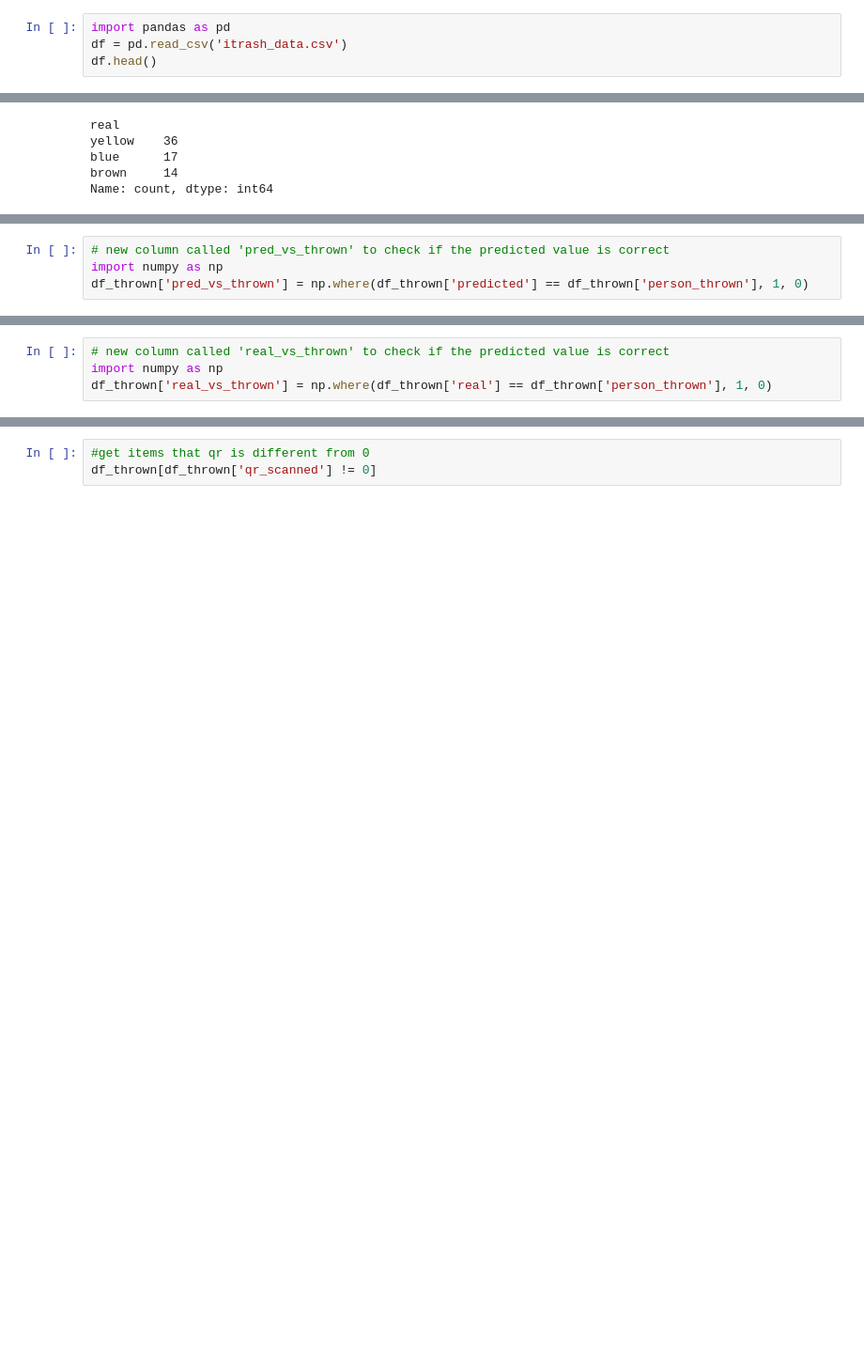
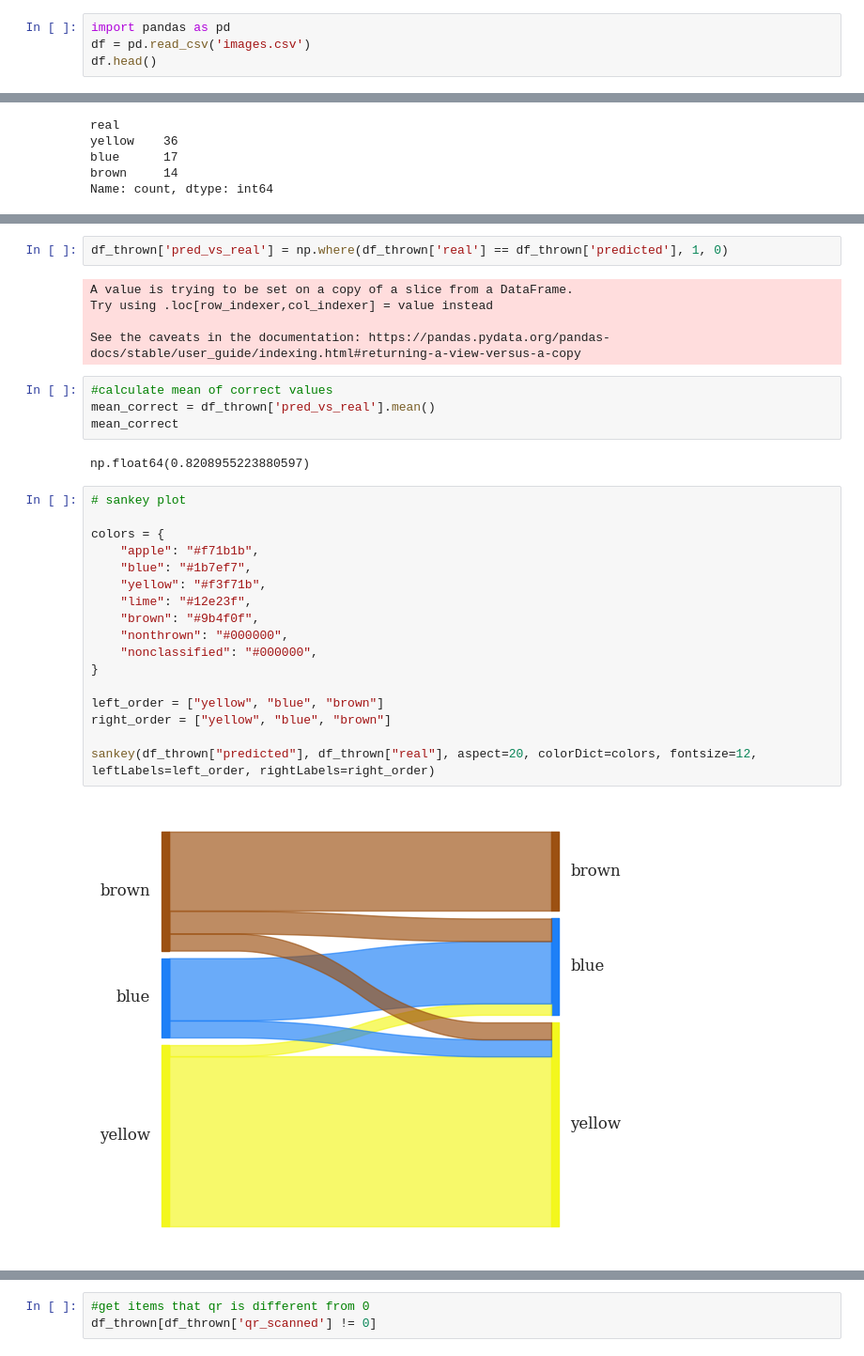
Before and after one commit to IERoboticsAILab/iTrash, a Jupyter notebook: post-experiments/data_analysis/analytics_itrash.ipynb, the cells around one changed output, grey strips where cells are left out. Shown: that part at 94% size. Saved outputs shown, nothing was run; the diff lists cells and outputs as text; blank space fills up the shorter version.

Commit message:
update itrash analysis notebook

```diff
--- a/post-experiments/data_analysis/analytics_itrash.ipynb
+++ b/post-experiments/data_analysis/analytics_itrash.ipynb
@@ -28,6 +36,6 @@ df.to_csv('itrash_data.csv', index=False) # you can find the dataset in raw_data
 # %%
 import pandas as pd
-df = pd.read_csv('itrash_data.csv')
+df = pd.read_csv('images.csv')
 df.head()
 # %% [output]
 |  | _id | image | date | time | predicted | real | person_thrown | qr_scanned |
@@ -360,4 +314,0 @@ Name: pred_vs_real, dtype: float64
-# %%
-# new column called 'pred_vs_thrown' to check if the predicted value is correct
-import numpy as np
-df_thrown['pred_vs_thrown'] = np.where(df_thrown['predicted'] == df_thrown['person_thrown'], 1, 0)
@@ -389,4 +314,0 @@ Name: pred_vs_thrown, dtype: float64
-# %%
-# new column called 'real_vs_thrown' to check if the predicted value is correct
-import numpy as np
-df_thrown['real_vs_thrown'] = np.where(df_thrown['real'] == df_thrown['person_thrown'], 1, 0)
@@ -625,0 +319,32 @@ dtype: int64
+# %%
+df_thrown['pred_vs_real'] = np.where(df_thrown['real'] == df_thrown['predicted'], 1, 0)
+# %% [output]
+A value is trying to be set on a copy of a slice from a DataFrame.
+Try using .loc[row_indexer,col_indexer] = value instead
+
+See the caveats in the documentation: https://pandas.pydata.org/pandas-docs/stable/user_guide/indexing.html#returning-a-view-versus-a-copy
+# %%
+#calculate mean of correct values
+mean_correct = df_thrown['pred_vs_real'].mean()
+mean_correct
+# %% [output]
+np.float64(0.8208955223880597)
+# %%
+# sankey plot
+
+colors = {
+    "apple": "#f71b1b",
+    "blue": "#1b7ef7",
+    "yellow": "#f3f71b",
+    "lime": "#12e23f",
+    "brown": "#9b4f0f",
+    "nonthrown": "#000000",
+    "nonclassified": "#000000",
+}
+
+left_order = ["yellow", "blue", "brown"]
+right_order = ["yellow", "blue", "brown"]
+
+sankey(df_thrown["predicted"], df_thrown["real"], aspect=20, colorDict=colors, fontsize=12, leftLabels=left_order, rightLabels=right_order)
+# %% [output]
+[figure, added]
```
Also changed, not shown: parts of 142 cells of this notebook.
